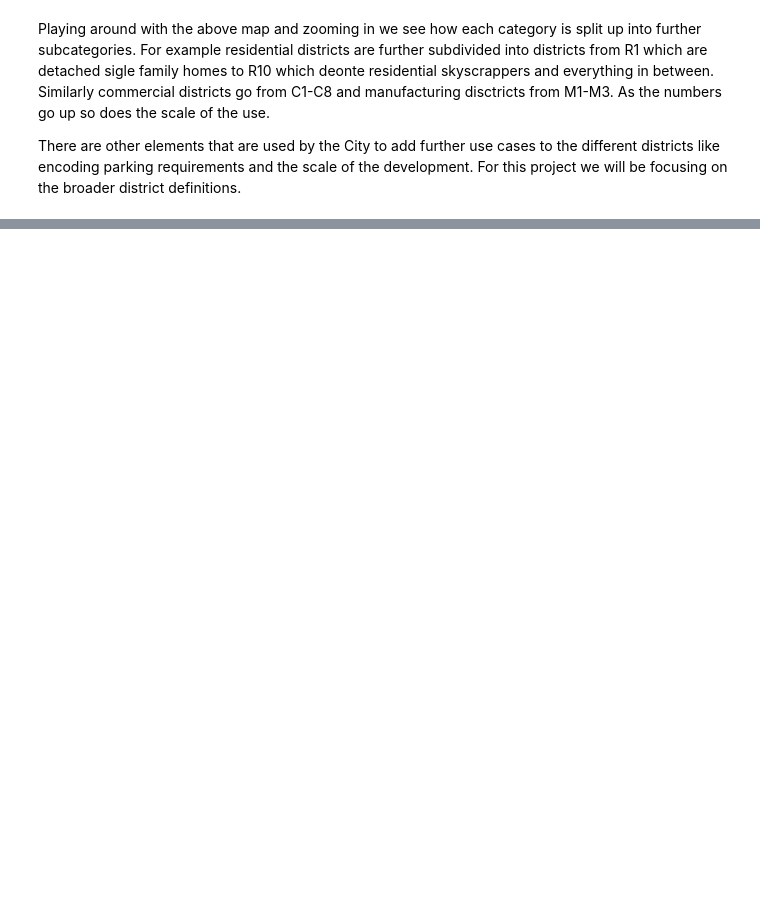
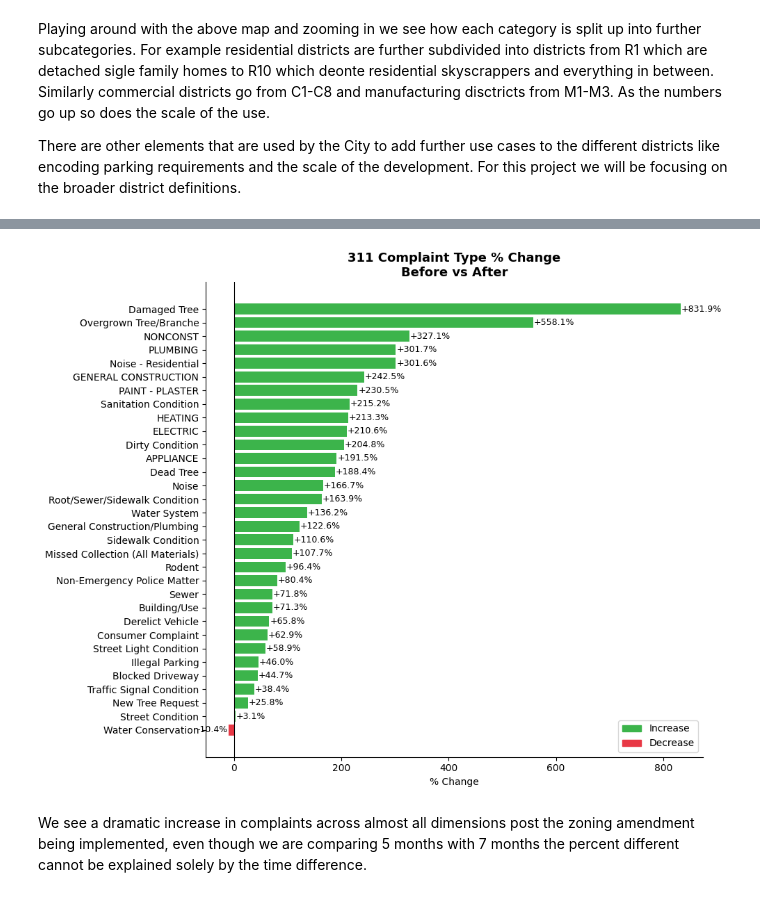
Before and after one commit to imranfaiz-an/NYC_Zoning-DS-30195, a Jupyter notebook: mircro_project_zoning.ipynb, the cells around one changed output, grey strips where cells are left out. Saved outputs shown, nothing was run; the diff lists cells and outputs as text; code cells hidden in the pictures; blank space fills up the shorter version.

```diff
--- a/mircro_project_zoning.ipynb
+++ b/mircro_project_zoning.ipynb
@@ -443,0 +405,3 @@ amendments_gdf.sort_values(by=["Shape_Area", "EFFECTIVE"], ascending=False).head
+# %%
+complaints_jamaica = gpd.sjoin(df_311_2011_gdf, jamaica_amendment, how='inner', predicate='within')
+len(complaints_jamaica) # We get 37000 complaints for Jamaica rezoning area including the buffer
@@ -443,0 +441,17 @@ amendments_gdf.sort_values(by=["Shape_Area", "EFFECTIVE"], ascending=False).head
+# %%
+# Getting complaint counts into a separate df for percent analysis
+before_counts = complaints_jamaica_before['complaint_type'].value_counts()
+after_counts  = complaints_jamaica_after['complaint_type'].value_counts()
+
+comparison = pd.DataFrame({
+    'before': before_counts,
+    'after':  after_counts
+}).fillna(0)  # fills 0 for types that didn't exist in one period
+
+comparison.index = comparison.index.str.strip().str.replace(r's$', '', regex=True)
+comparison = comparison.groupby(level=0).sum()
+
+comparison = comparison[(comparison['before'] > 50) & (comparison['after'] > 50)] # adding a cutoff at 50 to ignore infrequent complaints
+comparison['pct_change'] = ((comparison['after'] - comparison['before']) / comparison['before'] * 100).round(2)
+
+comparison.sort_values('pct_change', ascending=False).head(5)
@@ -443,0 +466,38 @@ amendments_gdf.sort_values(by=["Shape_Area", "EFFECTIVE"], ascending=False).head
+# %%
+import matplotlib.patches as mpatches
+
+df_plot = comparison.sort_values('pct_change')
+colors = ['#E83845' if x < 0 else '#3CB44B' for x in df_plot['pct_change']]
+fig, ax = plt.subplots(figsize=(10, 8))
+
+bars = ax.barh(df_plot.index, df_plot['pct_change'], color=colors, edgecolor='none')
+
+for bar, val in zip(bars, df_plot['pct_change']):
+    ax.text(
+        val + (1 if val >= 0 else -1),
+        bar.get_y() + bar.get_height() / 2,
+        f'{val:+.1f}%',
+        va='center',
+        ha='left' if val >= 0 else 'right',
+        fontsize=9
+    )
+
+# Reference line at 0
+ax.axvline(0, color='black', linewidth=0.8)
+
+# Legend
+ax.legend(handles=[
+    mpatches.Patch(color='#3CB44B', label='Increase'),
+    mpatches.Patch(color='#E83845', label='Decrease')
+])
+
+ax.set_xlabel('% Change')
+ax.set_title('311 Complaint Type % Change\nBefore vs After', fontsize=13, fontweight='bold')
+ax.spines[['top', 'right']].set_visible(False)
+
+plt.tight_layout()
+plt.show()
+# %% [output]
+[figure, added]
+# %% [markdown]
+We see a dramatic increase in complaints across almost all dimensions post the zoning amendment being implemented, even though we are comparing 5 months with 7 months the percent different cannot be explained solely by the time difference.
```
Also changed, not shown: parts of 45 cells of this notebook, 9 other files.
